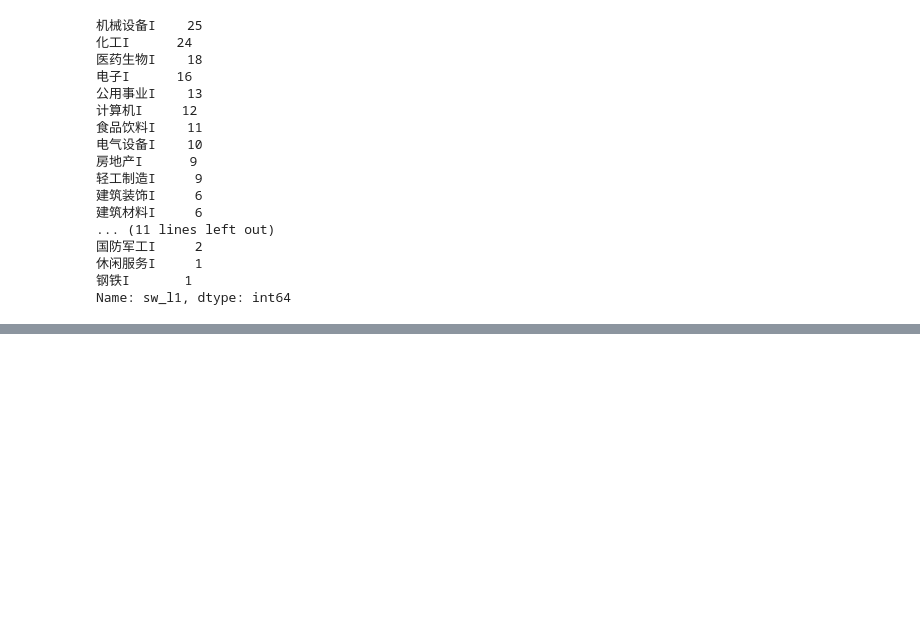
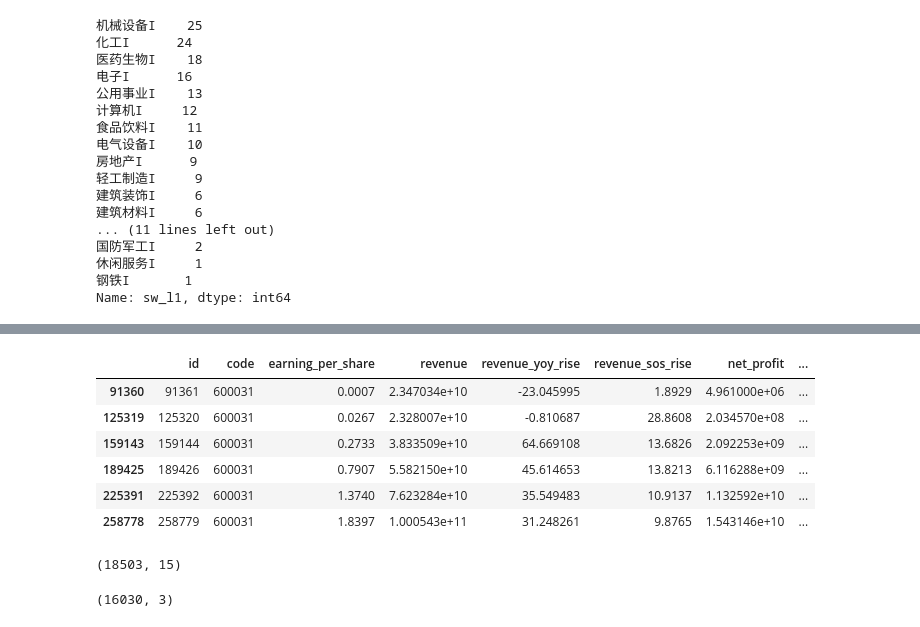
Before and after one commit to WuZifan/backtrader_learning, a Jupyter notebook: pyNoteBook/03_stock_selection.ipynb, the cells around one changed output, grey strips where cells are left out. Cells and saved outputs as stored; diff of their text form; code cells hidden in the pictures; blank space fills up the shorter version.

```diff
--- a/pyNoteBook/03_stock_selection.ipynb
+++ b/pyNoteBook/03_stock_selection.ipynb
@@ -133,0 +128,7 @@ res2[res2.sw_l1=='机械设备I']
+# %%
+c_left = datetime.datetime(2019,1,1)
+c_right = datetime.datetime(2019,12,31)
+
+sql = sess.query(TradingInfo).filter(TradingInfo.code=='sh.600031',TradingInfo.time.between(c_left,c_right))
+res_frame = pd.read_sql(sql.statement,sql.session.bind)
+res_frame.head()
@@ -133,0 +179,32 @@ res2[res2.sw_l1=='机械设备I']
+# %%
+def getEarningReport(sess,start_year,end_year):
+    """拿到年报
+
+    Args:
+        sess (session): 数据库连接
+        start_year (int): 起始年份
+        end_year (int): 终止年份
+
+    Returns:
+        dataframe: 年报dataframe
+    """
+
+    # 1、获取所有报表数据
+    sql = sess.query(StockEarningReport)
+    res_df = pd.read_sql(sql.statement,sql.session.bind)
+
+    # 2、获取主板+中小板数据
+    sql2 = sess.query(StockBasic.code,StockBasic.symbol,StockBasic.name,StockBasic.circulating_market_cap,StockBasic.sw_l1).filter(StockBasic.market.in_(['主板','中小板']))
+    res_df2 = pd.read_sql(sql2.statement,sql2.session.bind)
+
+    # 3、仅获取主板和中小板的，3年年份的年报数据
+    year_range = list(range(start_year,end_year+1))
+    annul_report = res_df[(res_df['year'].isin(year_range)) & (res_df['date']=='1231') & (res_df['code'].isin(res_df2['symbol']))]
+
+    # 4、根据code进行groupby，并计算年净利润增长率的最小，均值和最大值
+    # annul_report_groupby = annul_report.groupby('code').agg({'net_profit_yoy_rise':['min','mean','max']})
+    return annul_report
+# %%
+start_year,end_year = 2015,2020
+annual_report = getEarningReport(sess,start_year,end_year)
+annul_report.head()
@@ -133,0 +218,3 @@ res2[res2.sw_l1=='机械设备I']
+# %%
+annual_report['code_year'] = annual_report.apply(lambda row:row['code']+str(row['year']),axis=1)
+annual_report.head()
@@ -133,0 +228,29 @@ res2[res2.sw_l1=='机械设备I']
+# %%
+annual_report[annual_report['code']=='600031']
+# %% [output]
+|  | id | code | earning_per_share | revenue | revenue_yoy_rise | revenue_sos_rise | net_profit | ... |
+| 91360 | 91361 | 600031 | 0.0007 | 2.347034e+10 | -23.045995 | 1.8929 | 4.961000e+06 | ... |
+| 125319 | 125320 | 600031 | 0.0267 | 2.328007e+10 | -0.810687 | 28.8608 | 2.034570e+08 | ... |
+| 159143 | 159144 | 600031 | 0.2733 | 3.833509e+10 | 64.669108 | 13.6826 | 2.092253e+09 | ... |
+| 189425 | 189426 | 600031 | 0.7907 | 5.582150e+10 | 45.614653 | 13.8213 | 6.116288e+09 | ... |
+| 225391 | 225392 | 600031 | 1.3740 | 7.623284e+10 | 35.549483 | 10.9137 | 1.132592e+10 | ... |
+| 258778 | 258779 | 600031 | 1.8397 | 1.000543e+11 | 31.248261 | 9.8765 | 1.543146e+10 | ... |
+# %%
+annual_report.shape
+# %% [output]
+(18503, 15)
+# %%
+from dataUpdate.util import ak_util
+from tqdm import tqdm
+temp_df = None
+for code in tqdm(set(list(annual_report['code']))):
+    code = ak_util.convertAkCode2BSCode(code)
+    yearOCHLdf = getYearOCHL(sess,code,start_year,end_year)
+    if temp_df is None:
+        temp_df = yearOCHLdf
+    else:
+        temp_df = pd.concat([temp_df,yearOCHLdf])
+
+temp_df.shape
+# %% [output]
+(16030, 3)
```
Also changed, not shown: parts of 31 cells of this notebook, 5 other files.
